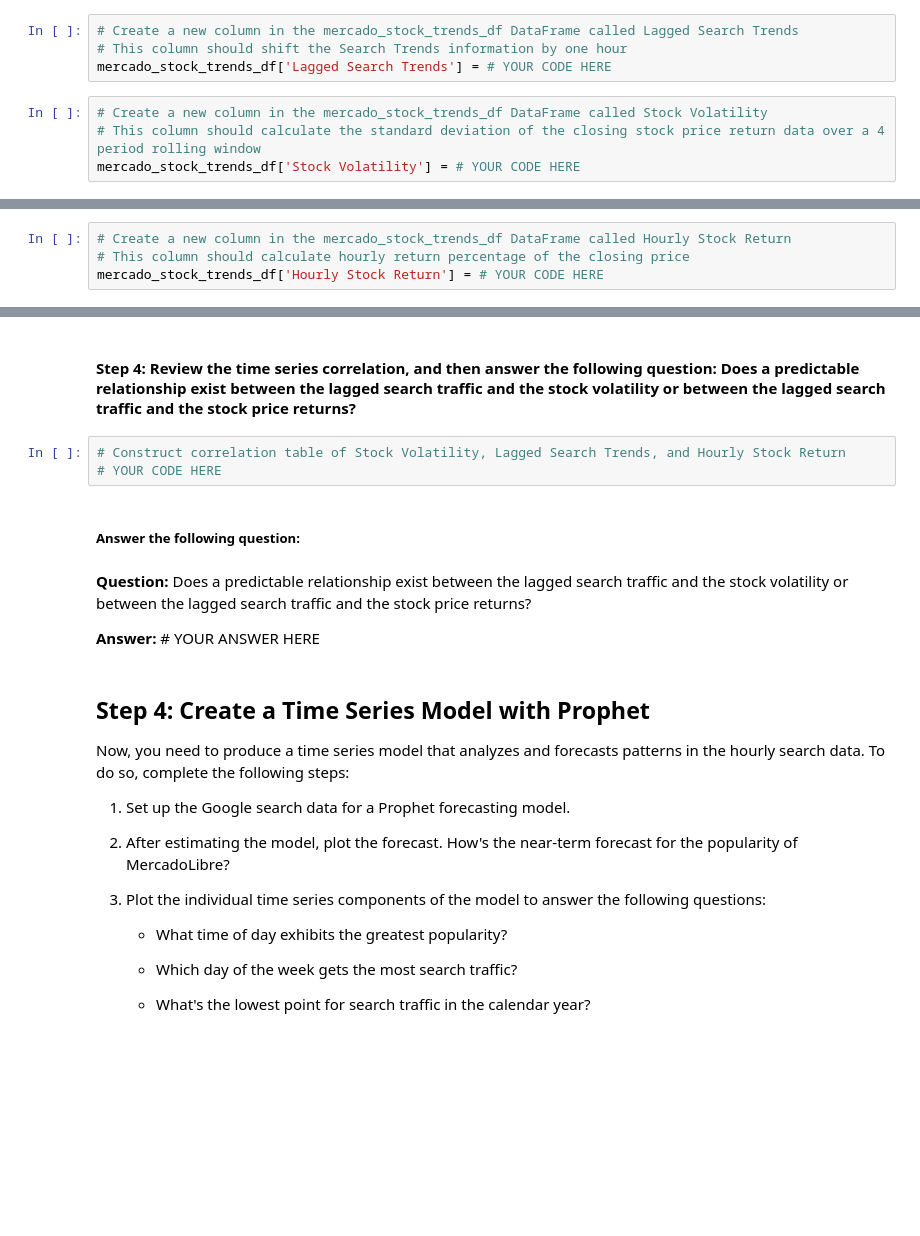
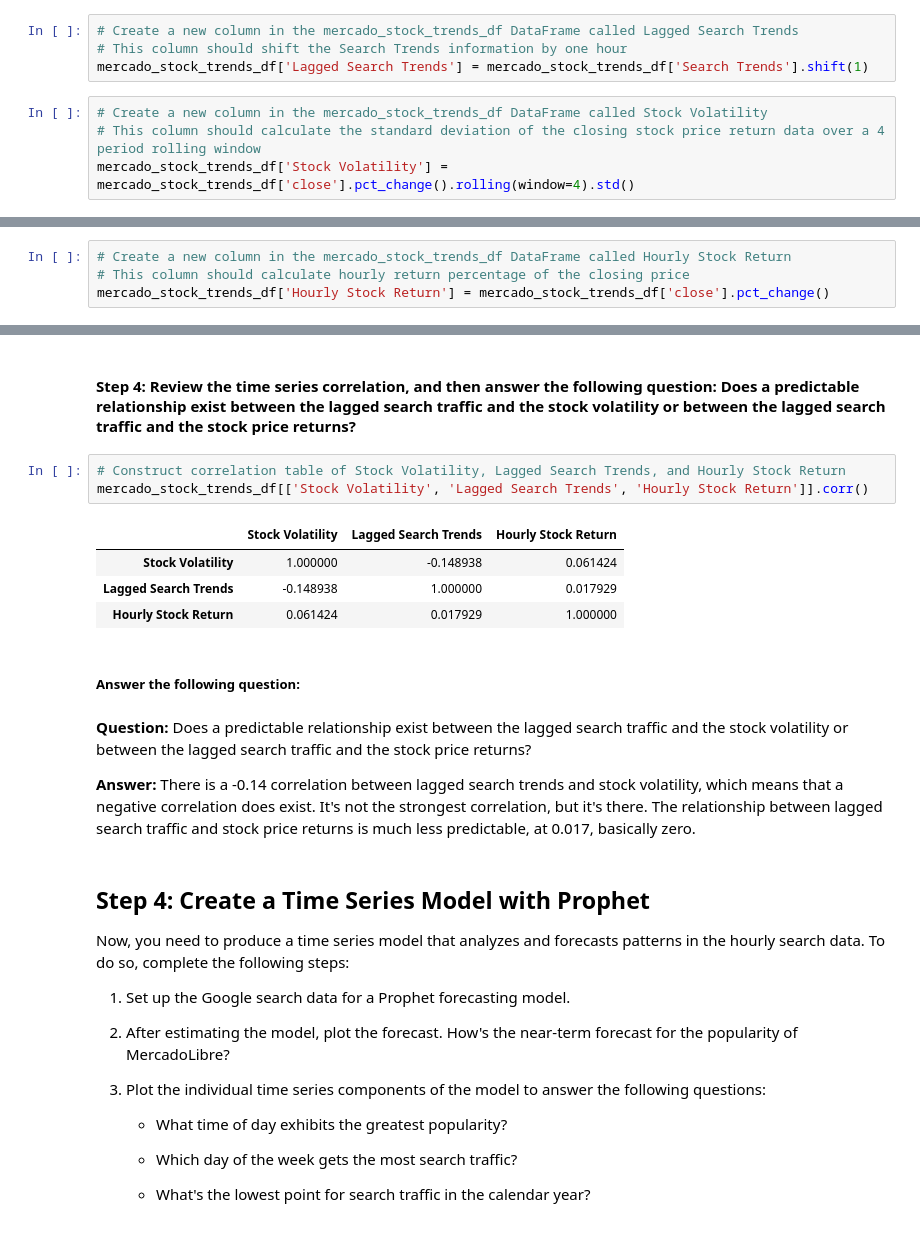
Before and after one commit to coronado212/time_series_analysis_ml_11, a Jupyter notebook: forecasting_net_prophet.ipynb, the cells around one changed output, grey strips where cells are left out. Cells and saved outputs as stored; diff of their text form; blank space fills up the shorter version.

```diff
--- a/forecasting_net_prophet.ipynb
+++ b/forecasting_net_prophet.ipynb
@@ -331,9 +364,9 @@ hv.extension('bokeh')
 # %%
 # Create a new column in the mercado_stock_trends_df DataFrame called Lagged Search Trends
 # This column should shift the Search Trends information by one hour
-mercado_stock_trends_df['Lagged Search Trends'] = # YOUR CODE HERE
+mercado_stock_trends_df['Lagged Search Trends'] = mercado_stock_trends_df['Search Trends'].shift(1)
 # %%
 # Create a new column in the mercado_stock_trends_df DataFrame called Stock Volatility
 # This column should calculate the standard deviation of the closing stock price return data over a 4 period rolling window
-mercado_stock_trends_df['Stock Volatility'] = # YOUR CODE HERE
+mercado_stock_trends_df['Stock Volatility'] = mercado_stock_trends_df['close'].pct_change().rolling(window=4).std()
 # %%
@@ -347,6 +379,6 @@ hv.extension('bokeh')
 # %%
 # Create a new column in the mercado_stock_trends_df DataFrame called Hourly Stock Return
 # This column should calculate hourly return percentage of the closing price
-mercado_stock_trends_df['Hourly Stock Return'] = # YOUR CODE HERE
+mercado_stock_trends_df['Hourly Stock Return'] = mercado_stock_trends_df['close'].pct_change()
 # %%
 # View the first and last five rows of the mercado_stock_trends_df DataFrame
@@ -355,13 +400,18 @@ mercado_stock_trends_df['Hourly Stock Return'] = # YOUR CODE HERE
 #### Step 4: Review the time series correlation, and then answer the following question: Does a predictable relationship exist between the lagged search traffic and the stock volatility or between the lagged search traffic and the stock price returns?
 # %%
 # Construct correlation table of Stock Volatility, Lagged Search Trends, and Hourly Stock Return
-# YOUR CODE HERE
+mercado_stock_trends_df[['Stock Volatility', 'Lagged Search Trends', 'Hourly Stock Return']].corr()
+# %% [output]
+|  | Stock Volatility | Lagged Search Trends | Hourly Stock Return |
+| Stock Volatility | 1.000000 | -0.148938 | 0.061424 |
+| Lagged Search Trends | -0.148938 | 1.000000 | 0.017929 |
+| Hourly Stock Return | 0.061424 | 0.017929 | 1.000000 |
 # %% [markdown]
 ##### Answer the following question:
 # %% [markdown]
 **Question:** Does a predictable relationship exist between the lagged search traffic and the stock volatility or between the lagged search traffic and the stock price returns?
 
-**Answer:** # YOUR ANSWER HERE
+**Answer:** There is a -0.14 correlation between lagged search trends and stock volatility, which means that a negative correlation does exist. It's not the strongest correlation, but it's there. The relationship between lagged search traffic and stock price returns is much less predictable, at 0.017, basically zero.
 # %% [markdown]
 ## Step 4: Create a Time Series Model with Prophet
 
```
Also changed, not shown: parts of 10 cells of this notebook.
